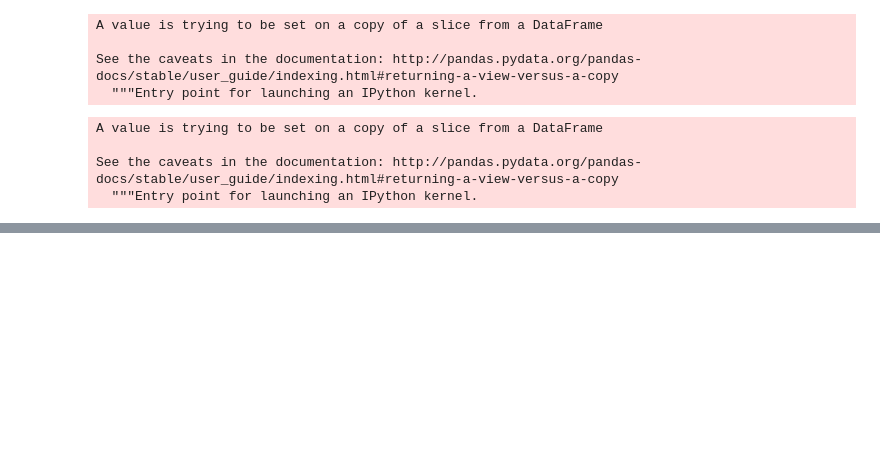
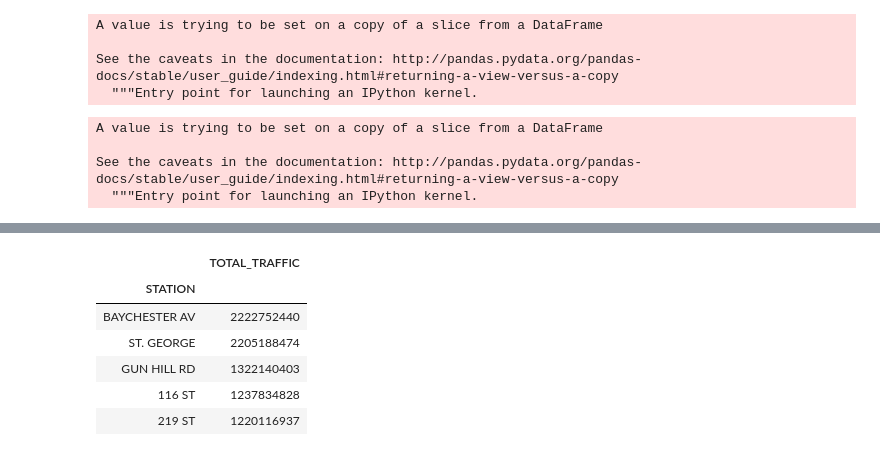
Before and after one commit to amamisa/project-01, a Jupyter notebook: project-01.ipynb, the cells around one changed output, grey strips where cells are left out. Drawn from its saved outputs; the diff is of its cells as text; code cells hidden in the pictures; blank space fills up the shorter version.

```diff
--- a/project-01.ipynb
+++ b/project-01.ipynb
@@ -105,2 +171,13 @@ year19 = calculate_total_traffic(year19)
 # %%
 stats = generate_stat(year19)
+# %%
+stats = stats.head(5)
+stats
+# %% [output]
+|  | TOTAL_TRAFFIC |
+| STATION |  |
+| BAYCHESTER AV | 2222752440 |
+| ST. GEORGE | 2205188474 |
+| GUN HILL RD | 1322140403 |
+| 116 ST | 1237834828 |
+| 219 ST | 1220116937 |
```
Also changed, not shown: parts of 15 cells of this notebook, 2 other files.
